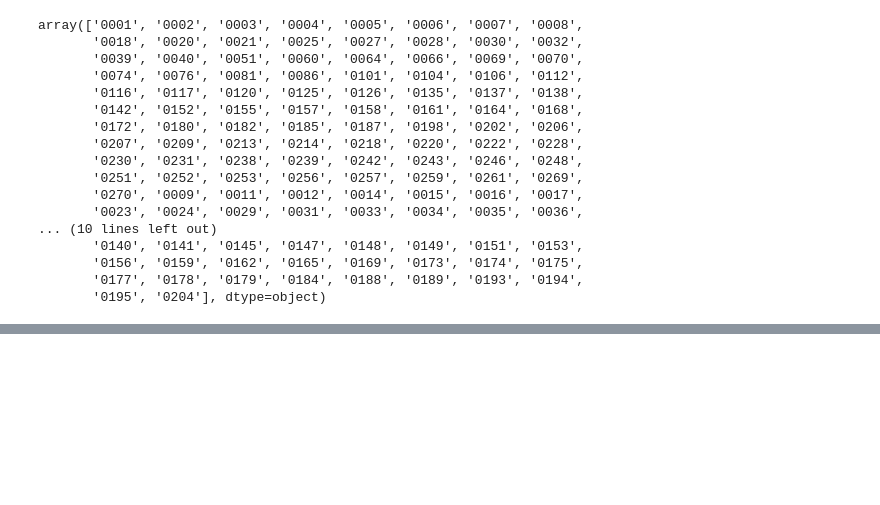
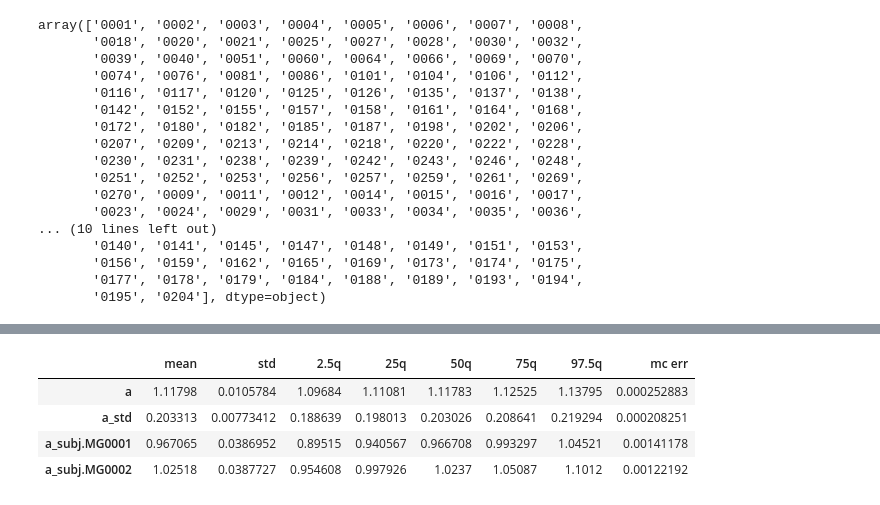
Before and after one commit to vlawlor/EMBARC-PRT, a Jupyter notebook: PRT_Prettier.ipynb, the cells around one changed output, grey strips where cells are left out. Saved outputs shown, nothing was run; the diff lists cells and outputs as text; code cells hidden in the pictures; blank space fills up the shorter version.

```diff
--- a/PRT_Prettier.ipynb
+++ b/PRT_Prettier.ipynb
@@ -240,0 +315,9 @@ df_all.to_csv('embarc_combined_' + today+'.csv')
+# %%
+stats = m.gen_stats()
+stats[stats.index.isin(['a', 'a_std', 'a_subj.MG0001', 'a_subj.MG0002'])]
+# %% [output]
+|  | mean | std | 2.5q | 25q | 50q | 75q | 97.5q | mc err |
+| a | 1.11798 | 0.0105784 | 1.09684 | 1.11081 | 1.11783 | 1.12525 | 1.13795 | 0.000252883 |
+| a_std | 0.203313 | 0.00773412 | 0.188639 | 0.198013 | 0.203026 | 0.208641 | 0.219294 | 0.000208251 |
+| a_subj.MG0001 | 0.967065 | 0.0386952 | 0.89515 | 0.940567 | 0.966708 | 0.993297 | 1.04521 | 0.00141178 |
+| a_subj.MG0002 | 1.02518 | 0.0387727 | 0.954608 | 0.997926 | 1.0237 | 1.05087 | 1.1012 | 0.00122192 |
```
Also changed, not shown: parts of 15 cells of this notebook.
